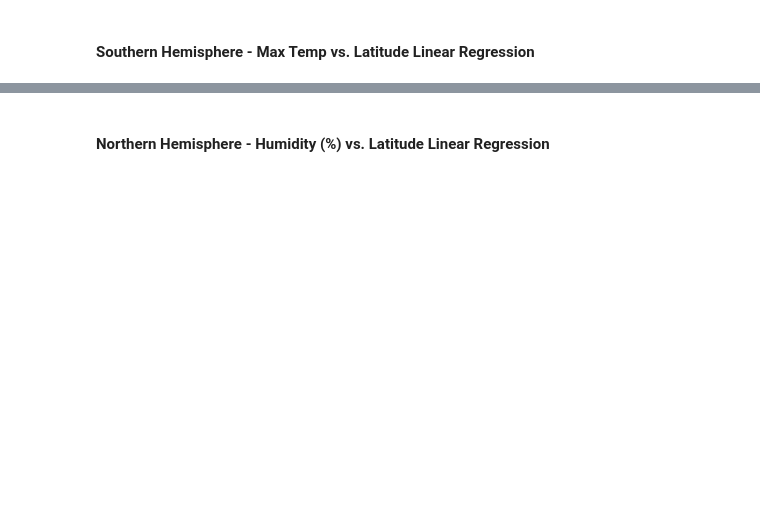
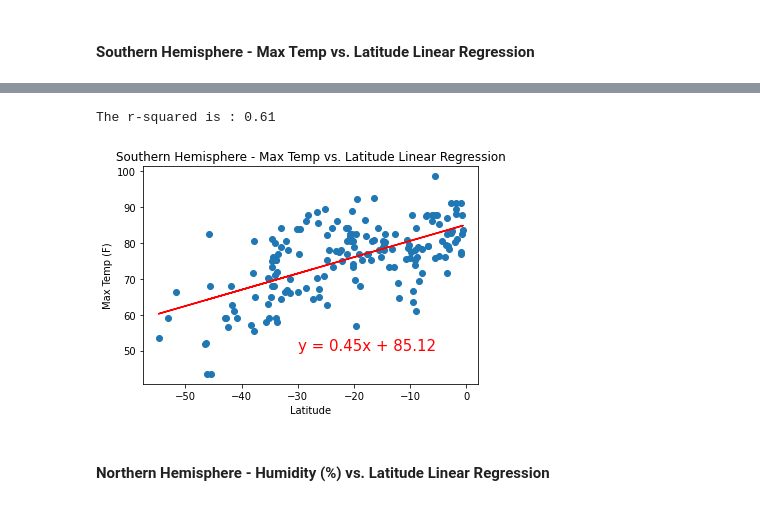
Before and after one commit to ShaeStringerJones/Python-API-Challenge, a Jupyter notebook: WeatherPy/WeatherPy.ipynb, the cells around one changed output, grey strips where cells are left out. Cells and saved outputs as stored; diff of their text form; code cells hidden in the pictures; blank space fills up the shorter version.

```diff
--- a/WeatherPy/WeatherPy.ipynb
+++ b/WeatherPy/WeatherPy.ipynb
@@ -258,0 +271,13 @@ The r-value is: 0.6082708688906918
+# %%
+equation = linear_regression(southern_hemisphere["Lat"],southern_hemisphere["Max Temp"])
+annotate(equation, -30, 50)
+
+plt.title("Southern Hemisphere - Max Temp vs. Latitude Linear Regression")
+plt.xlabel("Latitude")
+plt.ylabel("Max Temp (F)")
+
+# Save the figure
+plt.savefig("../WeatherPy/Southern Hemisphere - Max Temp vs. Latitude Linear Regression.png")
+# %% [output]
+The r-squared is : 0.61
+[figure, added]
```
Also changed, not shown: parts of 41 cells of this notebook, 15 other files.
